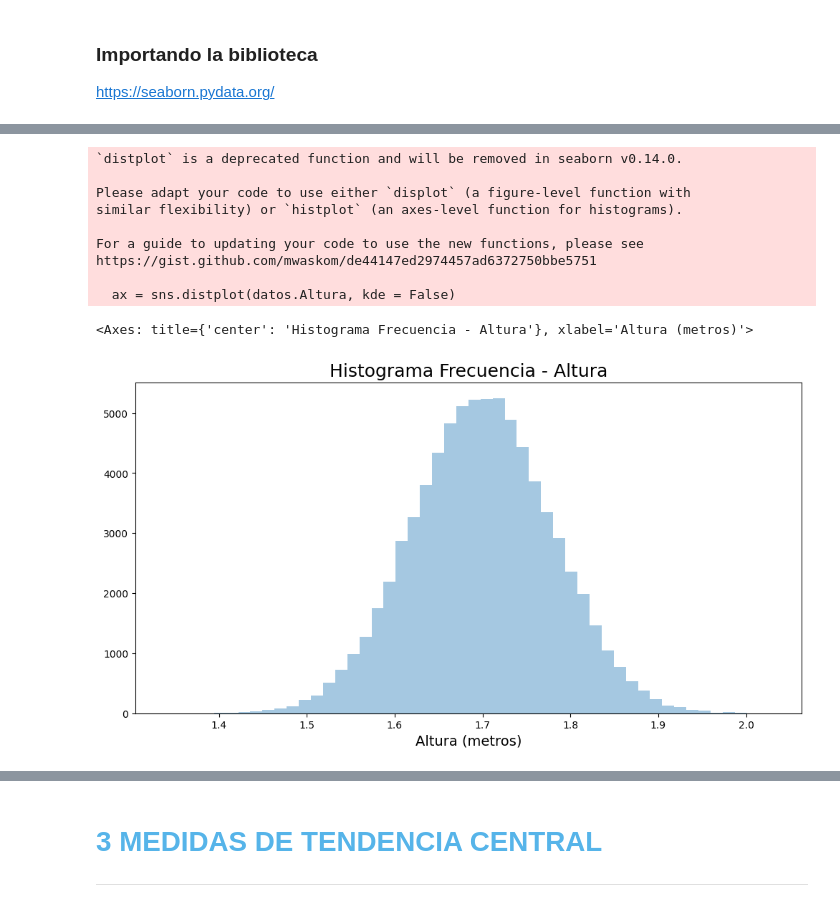
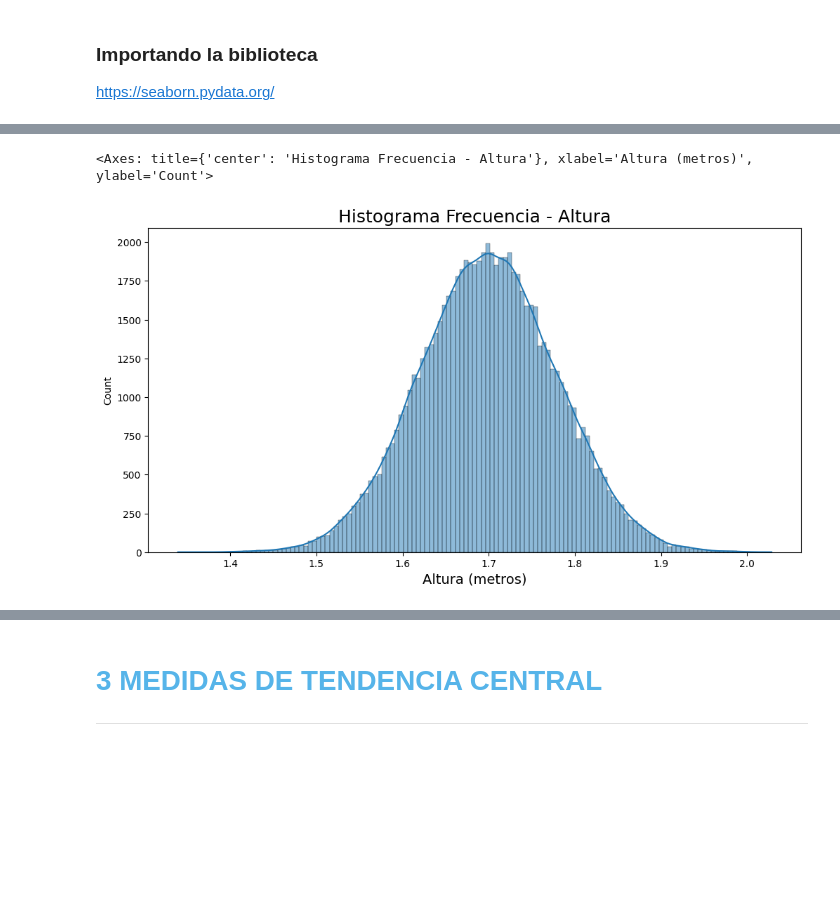
Before and after one commit to wimero72/Curso-de-Estadistica-con-Python-Aula-1, a Jupyter notebook: Curso_de_Estadística_con_Python_1.ipynb, the cells around one changed output, grey strips where cells are left out. Cells and saved outputs as stored; diff of their text form; code cells hidden in the pictures; blank space fills up the shorter version.

```diff
--- a/Curso_de_Estadística_con_Python_1.ipynb
+++ b/Curso_de_Estadística_con_Python_1.ipynb
@@ -540,18 +539,9 @@ import seaborn as sns
 # %%
-ax = sns.distplot(datos.Altura, kde = False)
+ax = sns.histplot(data=datos, x='Altura', kde=True)
 ax.figure.set_size_inches(12, 6)
 ax.set_title("Histograma Frecuencia - Altura", fontsize=18)
 ax.set_xlabel("Altura (metros)", fontsize=14)
 ax
 # %% [output]
-`distplot` is a deprecated function and will be removed in seaborn v0.14.0.
-
-Please adapt your code to use either `displot` (a figure-level function with
-similar flexibility) or `histplot` (an axes-level function for histograms).
-
-For a guide to updating your code to use the new functions, please see
-https://gist.github.com/mwaskom/de44147ed2974457ad6372750bbe5751
-
-  ax = sns.distplot(datos.Altura, kde = False)
+<Axes: title={'center': 'Histograma Frecuencia - Altura'}, xlabel='Altura (metros)', ylabel='Count'>
-<Axes: title={'center': 'Histograma Frecuencia - Altura'}, xlabel='Altura (metros)'>
-[figure, old version]
+[figure, new version]
```
Also changed, not shown: parts of 11 cells of this notebook.
